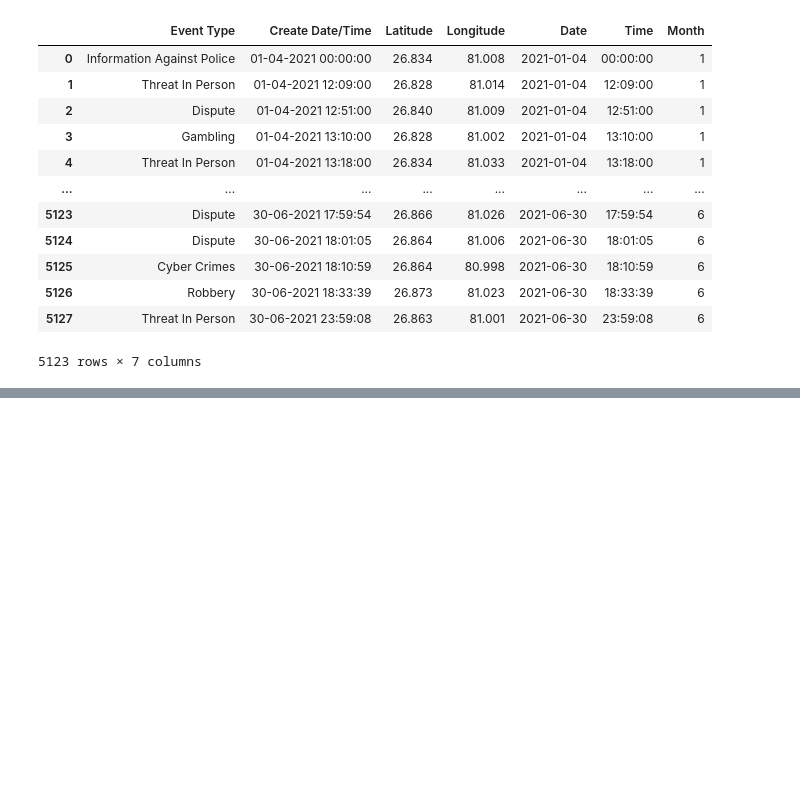
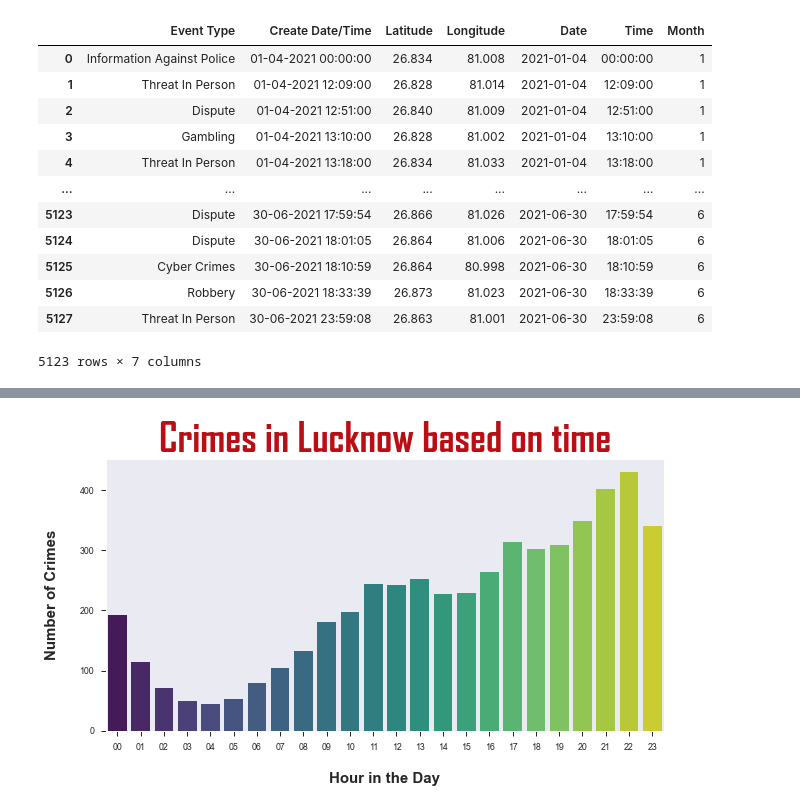
Before and after one commit to PsyCharan17/Crime-Analysis, a Jupyter notebook: MiniProject2.ipynb, the cells around one changed output, grey strips where cells are left out. Drawn from its saved outputs; the diff is of its cells as text; code cells hidden in the pictures; blank space fills up the shorter version.

```diff
--- a/MiniProject2.ipynb
+++ b/MiniProject2.ipynb
@@ -400,0 +436,3 @@ g4;
+# %%
+test = x3.sort_values(by=['Hour_Day'])
+test['Hour_Day']
@@ -400,0 +452,11 @@ g4;
+# %%
+plt.style.use('seaborn-dark')
+sns.set_context('paper')
+fig, ax = plt.subplots(figsize=(10, 5))
+sns.countplot(x='Hour_Day', data=test, palette="viridis")
+plt.title("Crimes in Lucknow based on time", fontdict={'fontsize': 40, 'color': '#bb0e14','fontname':'Agency FB'}, weight="bold")
+plt.xlabel("\nHour in the Day", fontdict={'fontsize': 15}, weight='bold')
+plt.ylabel("Number of Crimes\n", fontdict={'fontsize': 15}, weight="bold")
+plt.show()
+# %% [output]
+[figure, added]
```
Also changed, not shown: parts of 35 cells of this notebook.
